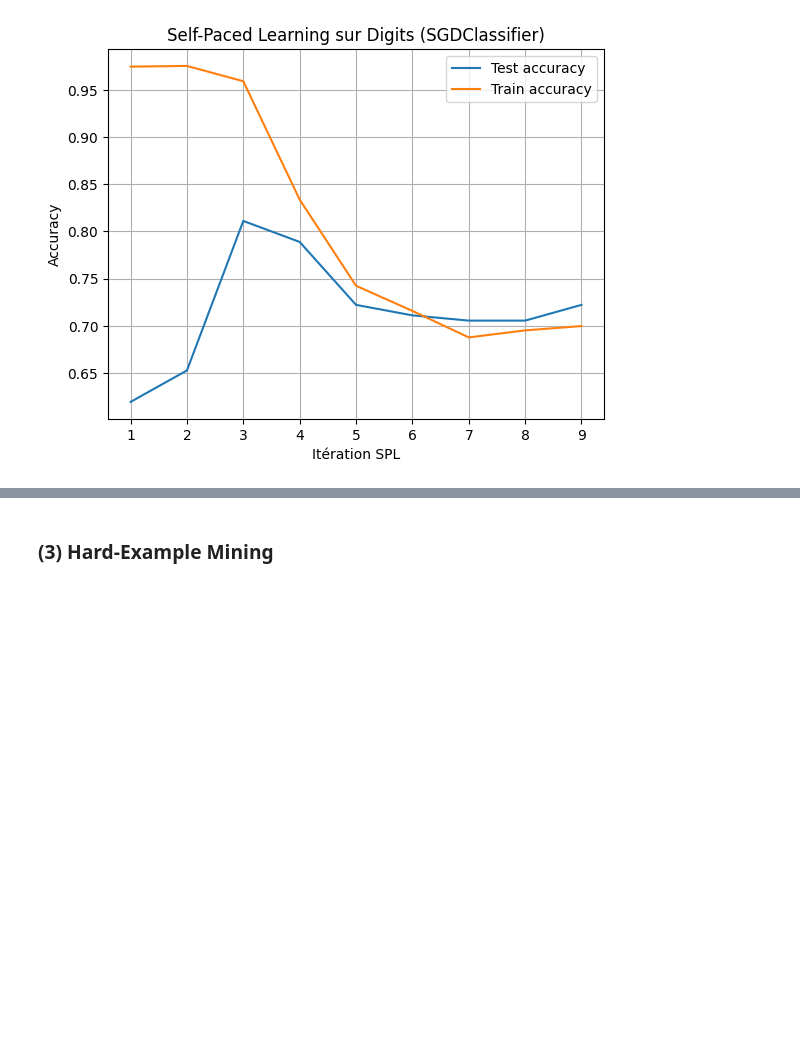
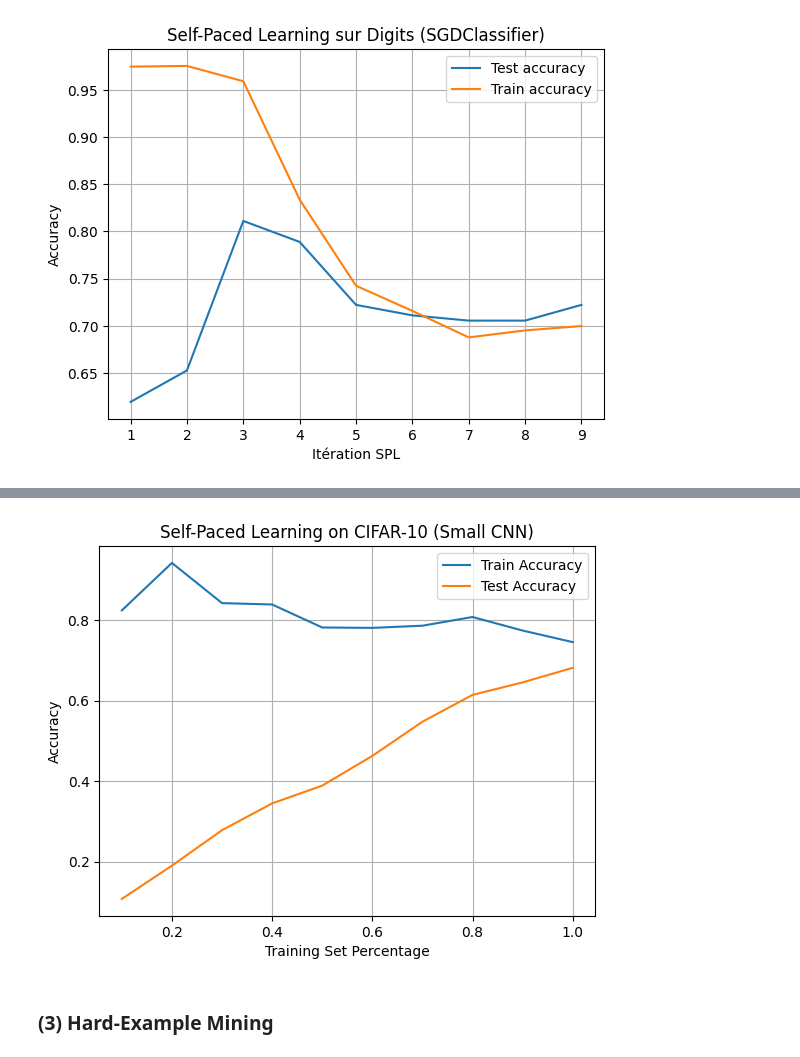
Before and after one commit to Reza-rgb/Opti4ML-TidyTeam, a Jupyter notebook: src/Exploration.ipynb, the cells around one changed output, grey strips where cells are left out. Saved outputs shown, nothing was run; the diff lists cells and outputs as text; code cells hidden in the pictures; blank space fills up the shorter version.

```diff
--- a/src/Exploration.ipynb
+++ b/src/Exploration.ipynb
@@ -543,0 +645,83 @@ plt.show()
+# %%
+# Mac GPU code
+if torch.backends.mps.is_available():
+    device = torch.device("mps")
+    print("Using Apple M1/M2 GPU via MPS")
+else:
+    device = torch.device("cpu")
+    print("Using CPU")
+
+model = SmallCNN().to(device)
+criterion = nn.CrossEntropyLoss(reduction='none')  # Per-sample loss
+optimizer = optim.Adam(model.parameters(), lr=1e-3)
+
+percentages = np.linspace(0.1, 1.0, 10)
+batch_size = 128
+train_accs, test_accs = [], []
+
+for pct in percentages:
+    print(f"\n--- Training with {int(pct * 100)}% easiest samples ---")
+
+    # STEP 1: Estimate difficulty (per-sample loss)
+    model.eval()
+    losses = []
+    sample_indices = []
+
+    loader = DataLoader(cifar_train_dataset, batch_size=batch_size, shuffle=False)
+    with torch.no_grad():
+        for idx, (images, labels) in enumerate(loader):
+            images, labels = images.to(device), labels.to(device)
+            outputs = model(images)
+            batch_losses = criterion(outputs, labels)
+            losses.extend(batch_losses.cpu().numpy())
+            sample_indices.extend(range(idx * batch_size, idx * batch_size + len(images)))
+
+    # STEP 2: Select easiest samples (smallest loss)
+    losses = np.array(losses)
+    sample_indices = np.array(sample_indices)
+    sorted_idx = sample_indices[np.argsort(losses)]
+    n_samples = int(pct * len(cifar_train_dataset))
+    selected_indices = sorted_idx[:n_samples]
+
+    # STEP 3: Train on selected subset
+    model.train()
+    subset_loader = DataLoader(Subset(cifar_train_dataset, selected_indices), batch_size=batch_size, shuffle=True)
+    for images, labels in subset_loader:
+        images, labels = images.to(device), labels.to(device)
+        outputs = model(images)
+        loss = criterion(outputs, labels).mean()
+        optimizer.zero_grad()
+        loss.backward()
+        optimizer.step()
+
+    # STEP 4: Evaluate
+    def evaluate(loader):
+        model.eval()
+        correct, total = 0, 0
+        with torch.no_grad():
+            for images, labels in loader:
+                images, labels = images.to(device), labels.to(device)
+                outputs = model(images)
+                preds = outputs.argmax(dim=1)
+                correct += (preds == labels).sum().item()
+                total += labels.size(0)
+        return correct / total
+
+    train_acc = evaluate(DataLoader(Subset(cifar_train_dataset, selected_indices), batch_size=256))
+    test_acc = evaluate(DataLoader(cifar_test_dataset, batch_size=256))
+
+    train_accs.append(train_acc)
+    test_accs.append(test_acc)
+
+    print(f"Train acc: {train_acc:.4f} | Test acc: {test_acc:.4f}")
+
+# Plot
+plt.plot(percentages, train_accs, label='Train Accuracy')
+plt.plot(percentages, test_accs, label='Test Accuracy')
+plt.xlabel("Training Set Percentage")
+plt.ylabel("Accuracy")
+plt.title("Self-Paced Learning on CIFAR-10 (Small CNN)")
+plt.grid(True)
+plt.legend()
+plt.show()
+# %% [output]
@@ -544,3 +745,4 @@ plt.show()
+[figure, added]
 # %% [markdown]
 ### (3) Hard-Example Mining
 # %% [markdown]
```
Also changed, not shown: parts of 18 cells of this notebook.
